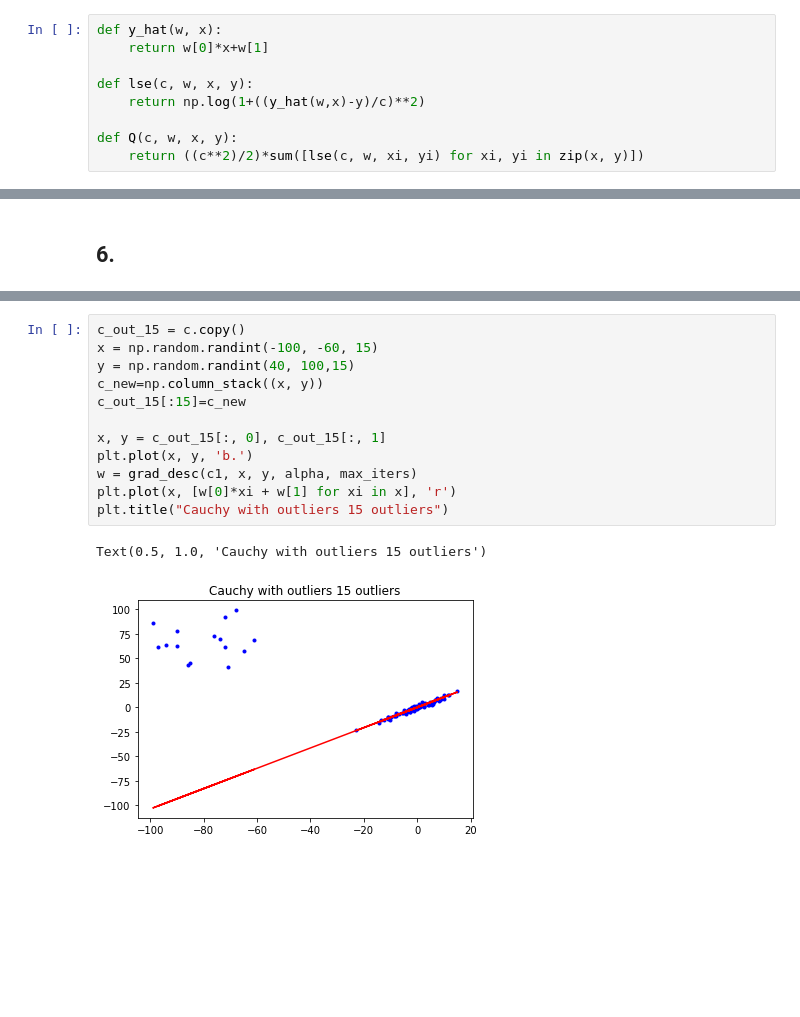
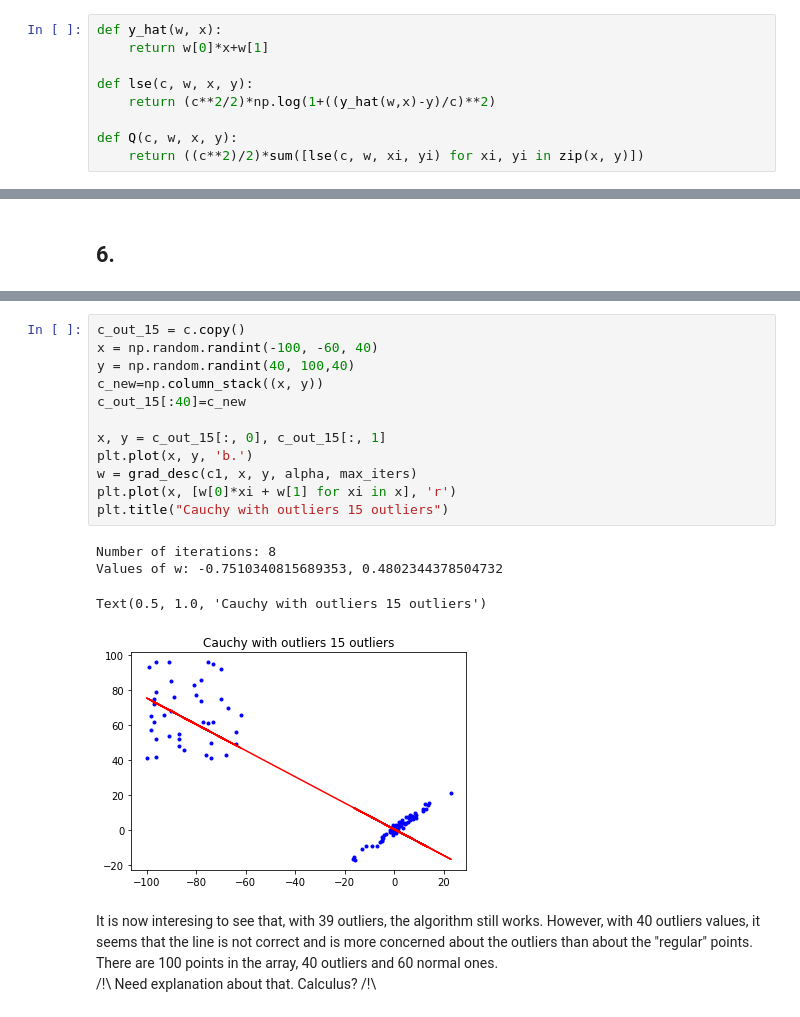
Before and after one commit to Roxane14/optimization, a Jupyter notebook: Lab2_CarlaSendra_RoxaneLeTensorer_RachelTrimble.ipynb, the cells around one changed output, grey strips where cells are left out. Saved outputs shown, nothing was run; the diff lists cells and outputs as text; blank space fills up the shorter version.

```diff
--- a/Lab2_CarlaSendra_RoxaneLeTensorer_RachelTrimble.ipynb
+++ b/Lab2_CarlaSendra_RoxaneLeTensorer_RachelTrimble.ipynb
@@ -153,7 +174,7 @@ def y_hat(w, x):
     return w[0]*x+w[1]
 
 def lse(c, w, x, y):
-    return np.log(1+((y_hat(w,x)-y)/c)**2)
+    return (c**2/2)*np.log(1+((y_hat(w,x)-y)/c)**2)
 
 def Q(c, w, x, y):
     return ((c**2)/2)*sum([lse(c, w, xi, yi) for xi, yi in zip(x, y)])
@@ -246,15 +307,21 @@ Text(0.5, 1.0, 'Cauchy with outliers 5 outliers')
 # %%
 c_out_15 = c.copy()
-x = np.random.randint(-100, -60, 15)
-y = np.random.randint(40, 100,15)
+x = np.random.randint(-100, -60, 40)
+y = np.random.randint(40, 100,40)
 c_new=np.column_stack((x, y))
-c_out_15[:15]=c_new
+c_out_15[:40]=c_new
 
 x, y = c_out_15[:, 0], c_out_15[:, 1]
 plt.plot(x, y, 'b.')
 w = grad_desc(c1, x, y, alpha, max_iters)
 plt.plot(x, [w[0]*xi + w[1] for xi in x], 'r')
 plt.title("Cauchy with outliers 15 outliers")
 # %% [output]
-Text(0.5, 1.0, 'Cauchy with outliers 15 outliers')
+Number of iterations: 8
+Values of w: -0.7510340815689353, 0.4802344378504732
+Text(0.5, 1.0, 'Cauchy with outliers 15 outliers')
-[figure, old version]
+[figure, new version]
+# %% [markdown]
+It is now interesing to see that, with 39 outliers, the algorithm still works. However, with 40 outliers values, it seems that the line is not correct and is more concerned about the outliers than about the "regular" points.<br>
+There are 100 points in the array, 40 outliers and 60 normal ones. <br>
+/!\ Need explanation about that. Calculus? /!\
```
Also changed, not shown: parts of 25 cells of this notebook.
